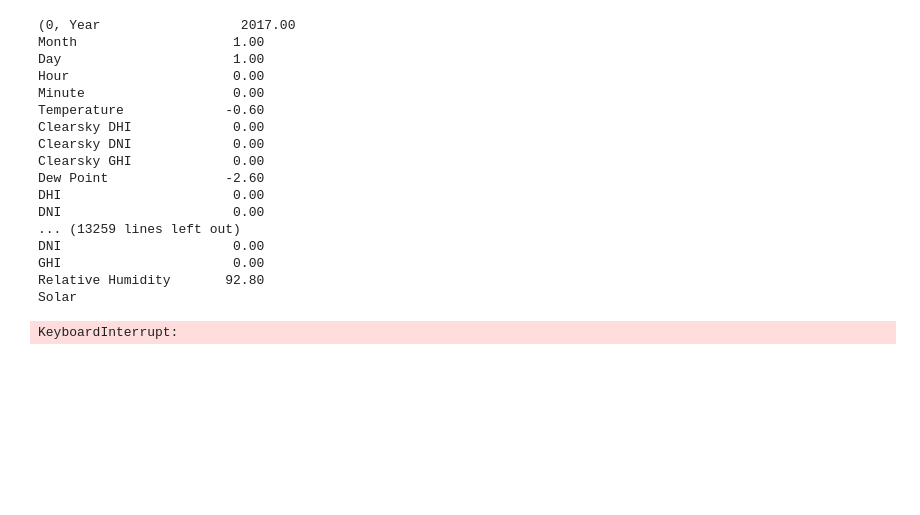
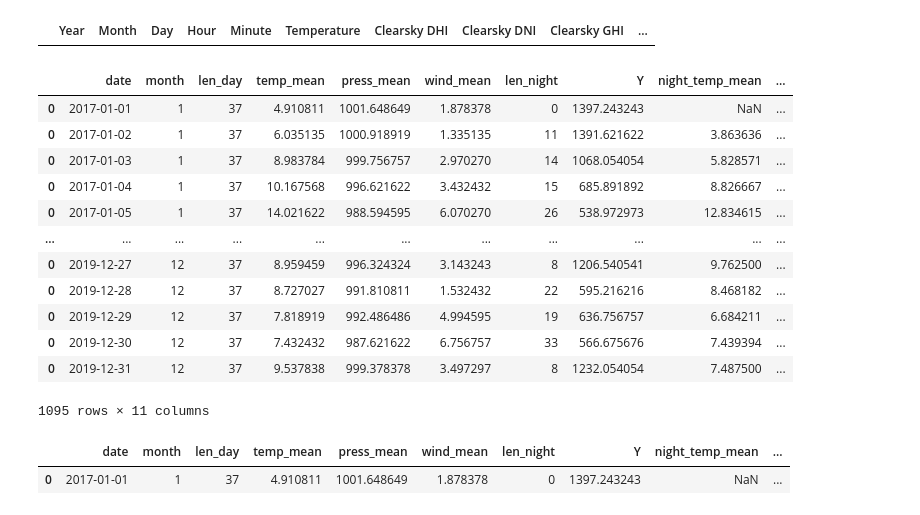
Before and after one commit to KTFish/Golem0_BITEhack2023, a Jupyter notebook: Records Preparation.ipynb, the cells around one changed output. Saved outputs shown, nothing was run; the diff lists cells and outputs as text; code cells hidden in the pictures; blank space fills up the shorter version.

```diff
--- a/Records Preparation.ipynb
+++ b/Records Preparation.ipynb
@@ -89,22 +60,51 @@ df
-# %%
-for i in df.iterrows():
-    print(i)
-# %% [output]
-(0, Year                  2017.00
-Month                    1.00
-Day                      1.00
-Hour                     0.00
-Minute                   0.00
-Temperature             -0.60
-Clearsky DHI             0.00
-Clearsky DNI             0.00
-Clearsky GHI             0.00
-Dew Point               -2.60
-DHI                      0.00
-DNI                      0.00
-... (13259 lines left out)
-DNI                      0.00
-GHI                      0.00
-Relative Humidity       92.80
-Solar
-KeyboardInterrupt:
+# %%
+df[df.isna().any(axis=1)]
+# %% [output]
+|  | Year | Month | Day | Hour | Minute | Temperature | Clearsky DHI | Clearsky DNI | Clearsky GHI | ... |
+# %%
+records_df =pd.DataFrame()
+for idx,date in enumerate( pd.Series( list(dates)).sort_values().values):
+
+    date = pd.to_datetime(date)
+    day = get_working_day(df,date)
+    record = pd.DataFrame([{'date':date}])
+
+    record['month'] = date.month
+    record['len_day'] = len(day)
+    record['temp_mean'] = day.Temperature.mean()
+    record['press_mean'] = day.Pressure.mean()
+    record['wind_mean'] = day["Wind Speed"].mean()
+
+
+    night = get_records_night(df,date)
+
+    if idx == 0:
+        record['len_night'] = 0
+    else:
+        record['len_night'] = len(night)
+        record['night_temp_mean'] = night.Temperature.mean()
+        record['night_press_mean'] = night.Pressure.mean()
+        record['night_wind_mean'] = night["Wind Speed"].mean()
+
+    record['Y'] = (day["Clearsky DNI"].sum() + day['DNI'].sum()) / record['len_day']
+    records_df = pd.concat([records_df,record])
+records_df
+# %% [output]
+|  | date | month | len_day | temp_mean | press_mean | wind_mean | len_night | Y | night_temp_mean | ... |
+| 0 | 2017-01-01 | 1 | 37 | 4.910811 | 1001.648649 | 1.878378 | 0 | 1397.243243 | NaN | ... |
+| 0 | 2017-01-02 | 1 | 37 | 6.035135 | 1000.918919 | 1.335135 | 11 | 1391.621622 | 3.863636 | ... |
+| 0 | 2017-01-03 | 1 | 37 | 8.983784 | 999.756757 | 2.970270 | 14 | 1068.054054 | 5.828571 | ... |
+| 0 | 2017-01-04 | 1 | 37 | 10.167568 | 996.621622 | 3.432432 | 15 | 685.891892 | 8.826667 | ... |
+| 0 | 2017-01-05 | 1 | 37 | 14.021622 | 988.594595 | 6.070270 | 26 | 538.972973 | 12.834615 | ... |
+| ... | ... | ... | ... | ... | ... | ... | ... | ... | ... | ... |
+| 0 | 2019-12-27 | 12 | 37 | 8.959459 | 996.324324 | 3.143243 | 8 | 1206.540541 | 9.762500 | ... |
+| 0 | 2019-12-28 | 12 | 37 | 8.727027 | 991.810811 | 1.532432 | 22 | 595.216216 | 8.468182 | ... |
+| 0 | 2019-12-29 | 12 | 37 | 7.818919 | 992.486486 | 4.994595 | 19 | 636.756757 | 6.684211 | ... |
+| 0 | 2019-12-30 | 12 | 37 | 7.432432 | 987.621622 | 6.756757 | 33 | 566.675676 | 7.439394 | ... |
+| 0 | 2019-12-31 | 12 | 37 | 9.537838 | 999.378378 | 3.497297 | 8 | 1232.054054 | 7.487500 | ... |
+1095 rows × 11 columns
+# %%
+records_df[records_df.isna().any(axis=1)]
+# %% [output]
+|  | date | month | len_day | temp_mean | press_mean | wind_mean | len_night | Y | night_temp_mean | ... |
+| 0 | 2017-01-01 | 1 | 37 | 4.910811 | 1001.648649 | 1.878378 | 0 | 1397.243243 | NaN | ... |
```
Also changed, not shown: parts of 7 cells of this notebook.
